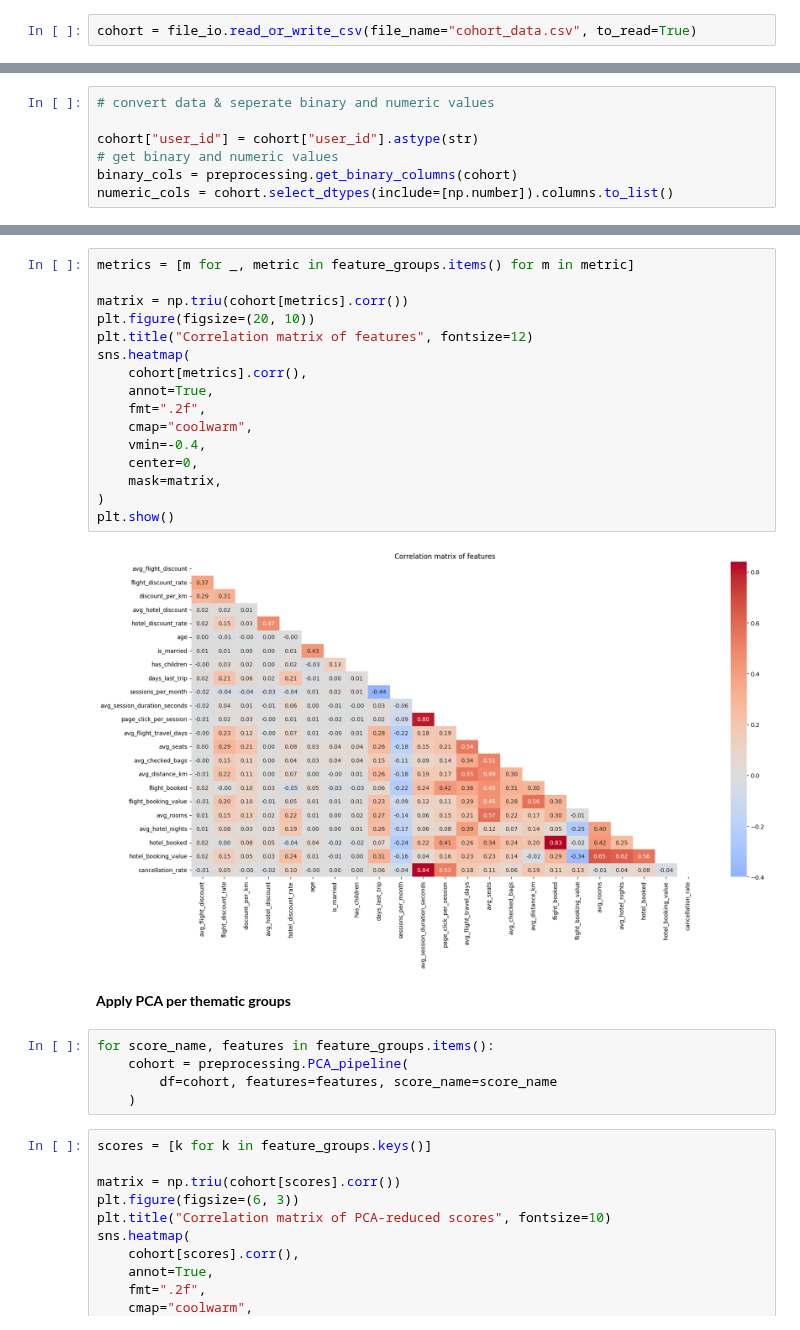
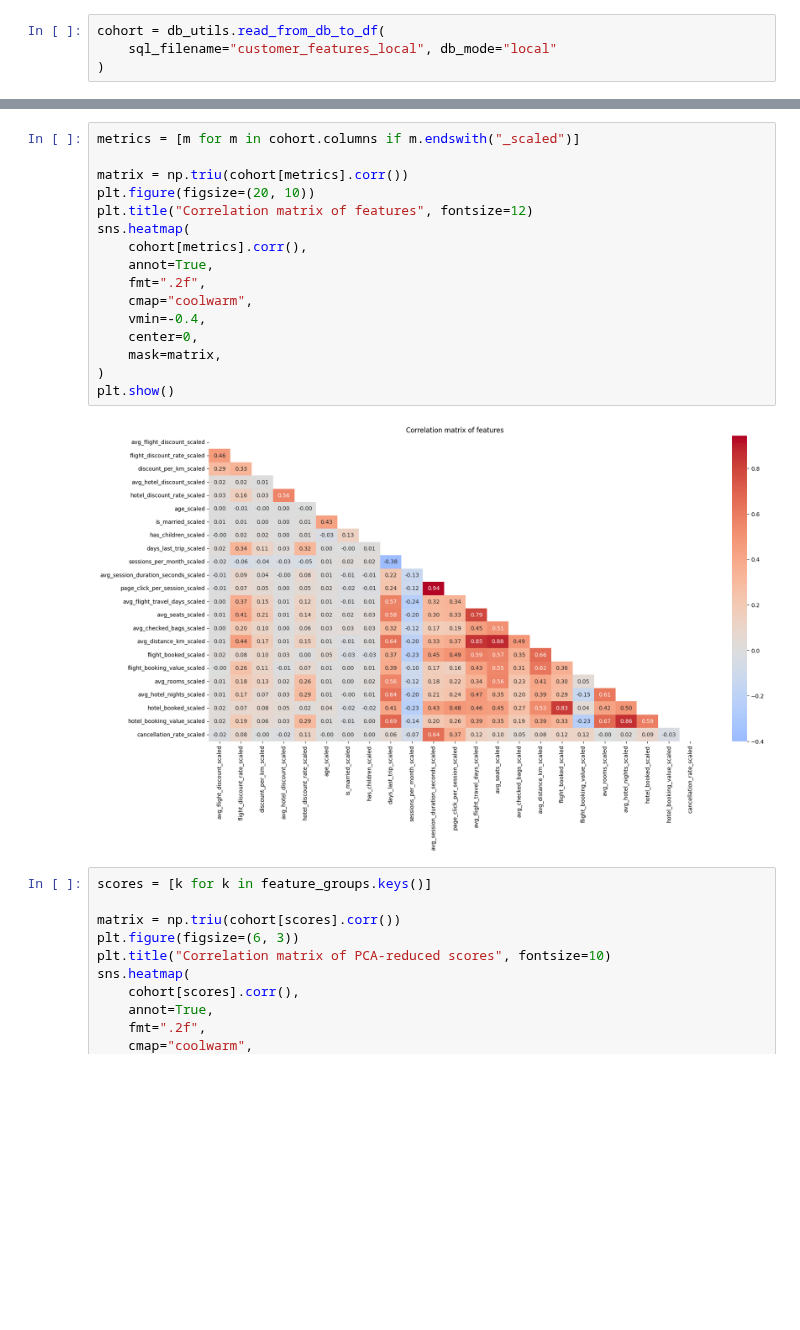
Before and after one commit to bfreiheit/customer_segmentation, a Jupyter notebook: notebooks/Segmentation.ipynb, the cells around one changed output, grey strips where cells are left out. Saved outputs shown, nothing was run; the diff lists cells and outputs as text; blank space fills up the shorter version.

Commit message:
split processing steps; use local db for data storage

```diff
--- a/notebooks/Segmentation.ipynb
+++ b/notebooks/Segmentation.ipynb
@@ -25,4 +26,6 @@ for module in modules_to_reload:
 # Set pandas to display all columns
 pd.set_option("display.max_columns", None)
 # %%
-cohort = file_io.read_or_write_csv(file_name="cohort_data.csv", to_read=True)
+cohort = db_utils.read_from_db_to_df(
+    sql_filename="customer_features_local", db_mode="local"
+)
@@ -31,7 +31,0 @@ cohort = file_io.read_or_write_csv(file_name="cohort_data.csv", to_read=True)
-# %%
-# convert data & seperate binary and numeric values
-
-cohort["user_id"] = cohort["user_id"].astype(str)
-# get binary and numeric values
-binary_cols = preprocessing.get_binary_columns(cohort)
-numeric_cols = cohort.select_dtypes(include=[np.number]).columns.to_list()
@@ -79,28 +36,21 @@ feature_groups = {
 # %%
-metrics = [m for _, metric in feature_groups.items() for m in metric]
+metrics = [m for m in cohort.columns if m.endswith("_scaled")]
 
 matrix = np.triu(cohort[metrics].corr())
 plt.figure(figsize=(20, 10))
 plt.title("Correlation matrix of features", fontsize=12)
 sns.heatmap(
     cohort[metrics].corr(),
     annot=True,
     fmt=".2f",
     cmap="coolwarm",
     vmin=-0.4,
     center=0,
     mask=matrix,
 )
 plt.show()
 # %% [output]
-[figure, old version]
+[figure, new version]
-# %% [markdown]
-**Apply PCA per thematic groups**
-# %%
-for score_name, features in feature_groups.items():
-    cohort = preprocessing.PCA_pipeline(
-        df=cohort, features=features, score_name=score_name
-    )
 # %%
 scores = [k for k in feature_groups.keys()]
 
```
Also changed, not shown: parts of 9 cells of this notebook, 3 other files.
